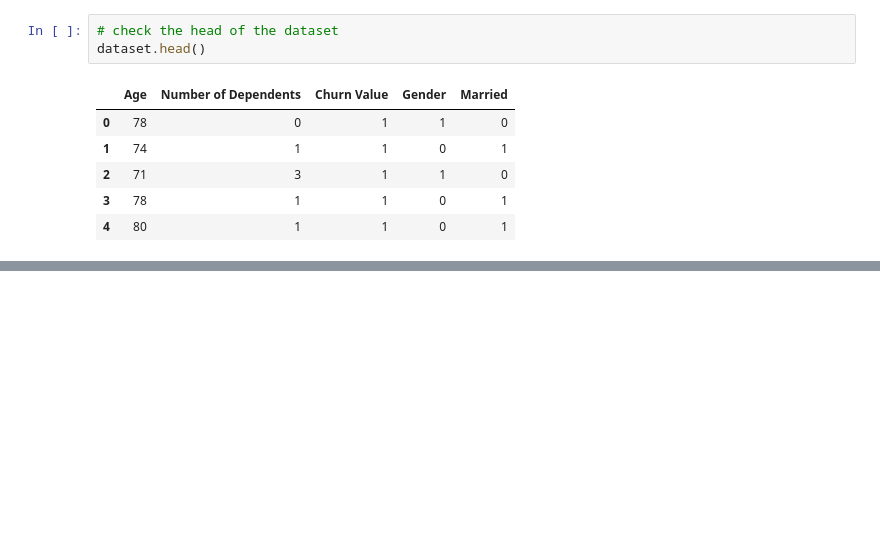
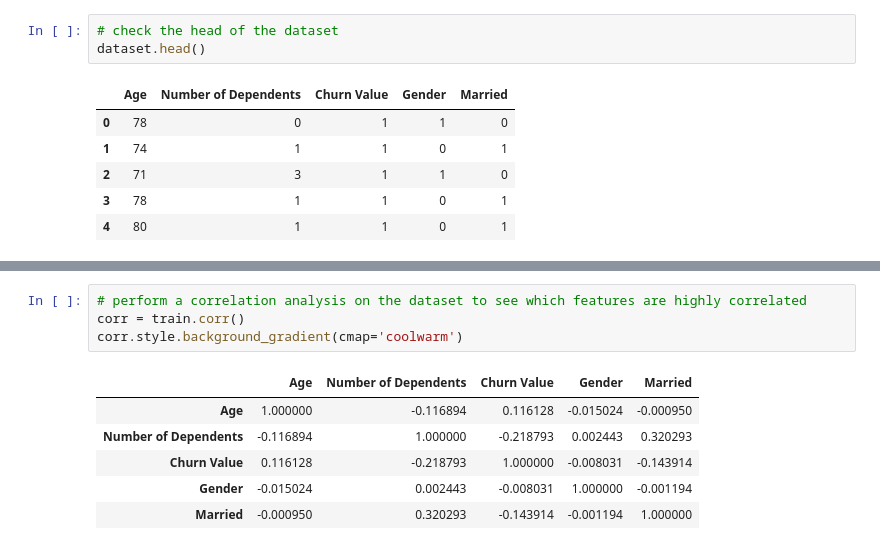
Before and after one commit to Ahmedmma72/Customer-Churn-Analysis-For-Telecommunication, a Jupyter notebook: Q1/q1.ipynb, the cells around one changed output, grey strips where cells are left out. Cells and saved outputs as stored; diff of their text form; blank space fills up the shorter version.

```diff
--- a/Q1/q1.ipynb
+++ b/Q1/q1.ipynb
@@ -128,0 +165,11 @@ train, val = train_test_split(train, test_size=0.2, random_state=42)
+# %%
+# perform a correlation analysis on the dataset to see which features are highly correlated
+corr = train.corr()
+corr.style.background_gradient(cmap='coolwarm')
+# %% [output]
+|  | Age | Number of Dependents | Churn Value | Gender | Married |
+| Age | 1.000000 | -0.116894 | 0.116128 | -0.015024 | -0.000950 |
+| Number of Dependents | -0.116894 | 1.000000 | -0.218793 | 0.002443 | 0.320293 |
+| Churn Value | 0.116128 | -0.218793 | 1.000000 | -0.008031 | -0.143914 |
+| Gender | -0.015024 | 0.002443 | -0.008031 | 1.000000 | -0.001194 |
+| Married | -0.000950 | 0.320293 | -0.143914 | -0.001194 | 1.000000 |
```
Also changed, not shown: parts of 12 cells of this notebook.
